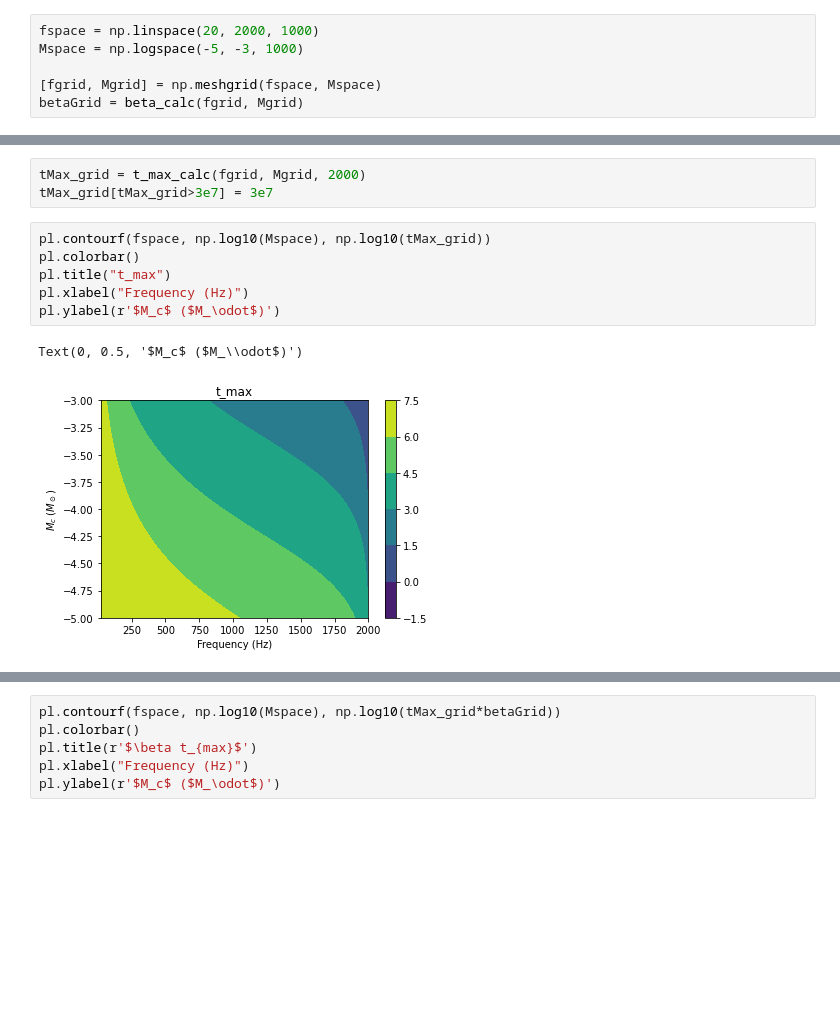
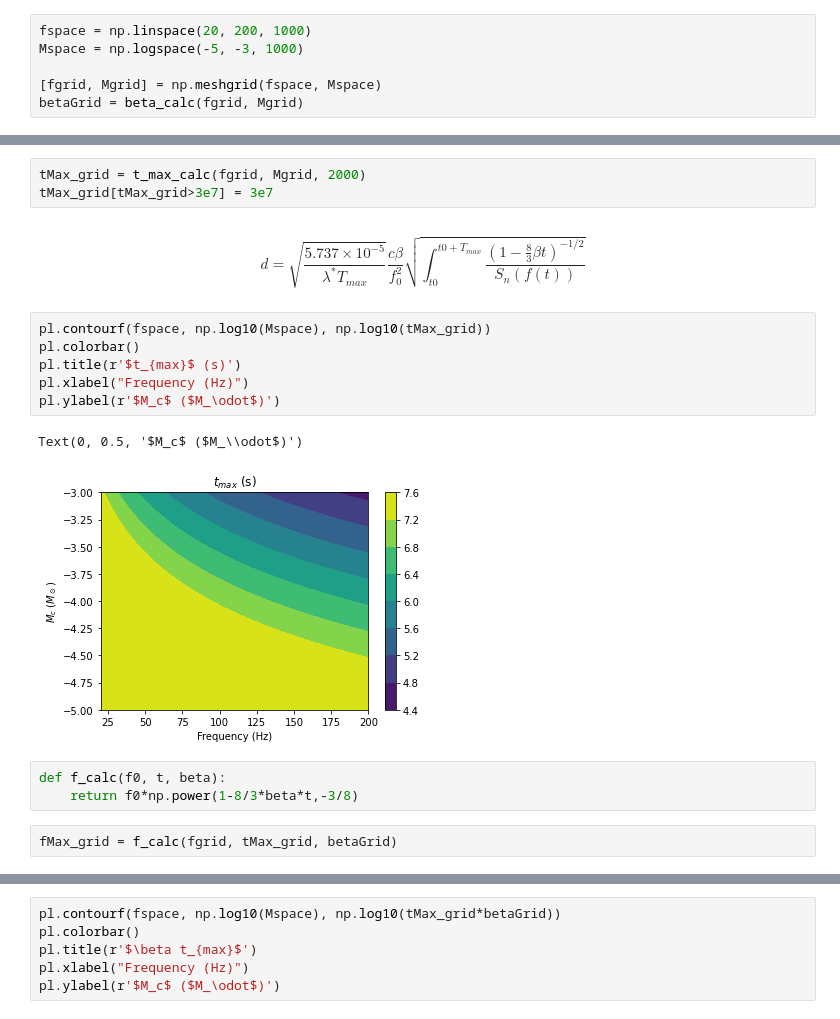
Before and after one commit to Lu-Neil/PBHs, a Jupyter notebook: Resampling/POC + understanding analytics.ipynb, the cells around one changed output, grey strips where cells are left out. Saved outputs shown, nothing was run; the diff lists cells and outputs as text; blank space fills up the shorter version.

```diff
--- a/Resampling/POC + understanding analytics.ipynb
+++ b/Resampling/POC + understanding analytics.ipynb
@@ -142,7 +142,7 @@ def beta_calc(f, M):
     M_temp = M*2e30
     return const*f**(8/3)*M_temp**(5/3)
 # %%
-fspace = np.linspace(20, 2000, 1000)
+fspace = np.linspace(20, 200, 1000)
 Mspace = np.logspace(-5, -3, 1000)
 
 [fgrid, Mgrid] = np.meshgrid(fspace, Mspace)
@@ -169,12 +169,21 @@ def t_max_calc1(f0, beta, f_max):
 # %%
 tMax_grid = t_max_calc(fgrid, Mgrid, 2000)
 tMax_grid[tMax_grid>3e7] = 3e7
+# %% [markdown]
+$$ d = \sqrt{\frac{5.737 \times 10^{-5}}{\lambda^* T_{max}} }
+\frac{c\beta}{f_0^2}
+\sqrt{\int_{t0}^{t0+T_{max}} \frac{(1-\frac{8}{3}\beta t)^{-1/2}}{S_n(f(t))}}$$
 # %%
 pl.contourf(fspace, np.log10(Mspace), np.log10(tMax_grid))
 pl.colorbar()
-pl.title("t_max")
+pl.title(r'$t_{max}$ (s)')
 pl.xlabel("Frequency (Hz)")
 pl.ylabel(r'$M_c$ ($M_\odot$)')
 # %% [output]
 Text(0, 0.5, '$M_c$ ($M_\\odot$)')
-[figure, old version]
+[figure, new version]
+# %%
+def f_calc(f0, t, beta):
+    return f0*np.power(1-8/3*beta*t,-3/8)
+# %%
+fMax_grid = f_calc(fgrid, tMax_grid, betaGrid)
```
Also changed, not shown: parts of 4 cells of this notebook, 3 other files.
